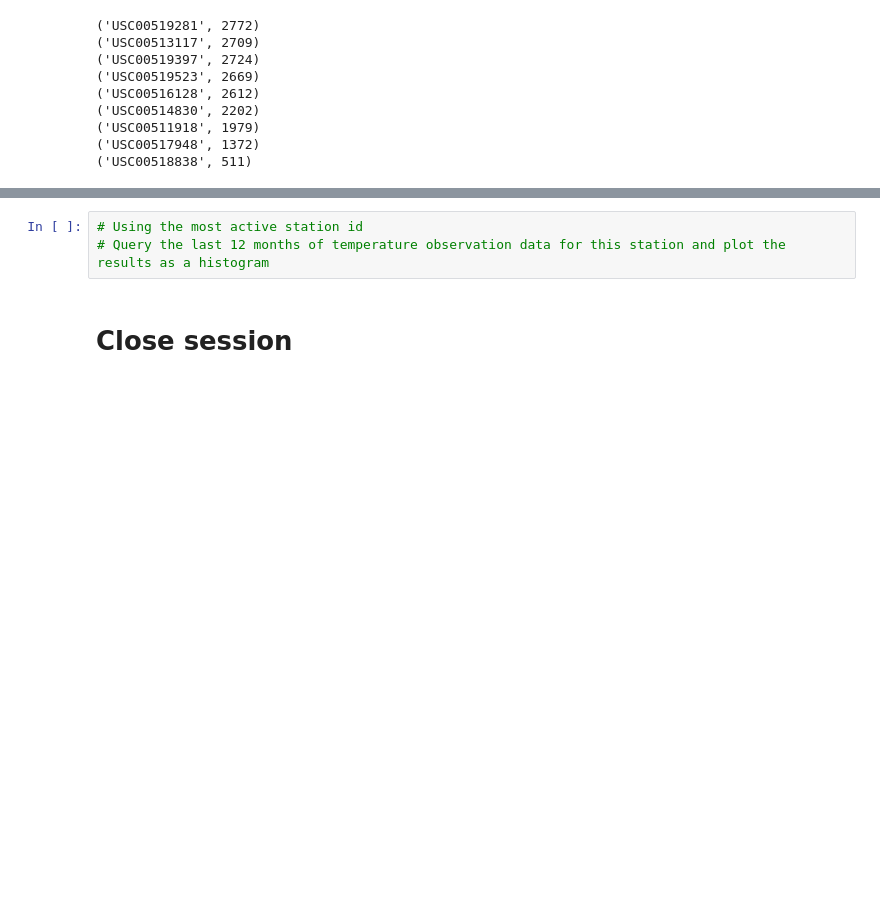
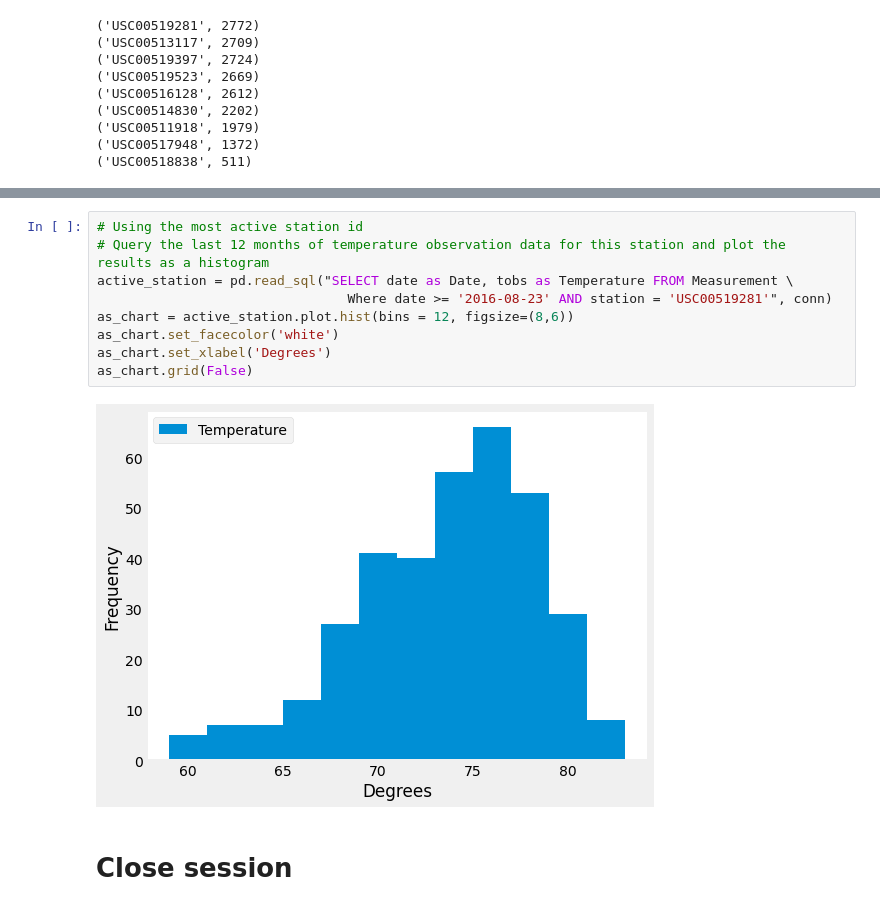
Before and after one commit to E-621/sqlalchemy-challenge, a Jupyter notebook: climate_starter (1).ipynb, the cells around one changed output, grey strips where cells are left out. Drawn from its saved outputs; the diff is of its cells as text; blank space fills up the shorter version.

Commit message:
Completed station analysis

```diff
--- a/climate_starter (1).ipynb
+++ b/climate_starter (1).ipynb
@@ -131,6 +142,14 @@ for station in stations:
 # %%
 # Using the most active station id
 # Query the last 12 months of temperature observation data for this station and plot the results as a histogram
+active_station = pd.read_sql("SELECT date as Date, tobs as Temperature FROM Measurement \
+                                Where date >= '2016-08-23' AND station = 'USC00519281'", conn)
+as_chart = active_station.plot.hist(bins = 12, figsize=(8,6))
+as_chart.set_facecolor('white')
+as_chart.set_xlabel('Degrees')
+as_chart.grid(False)
+# %% [output]
+[figure, added]
 # %% [markdown]
 # Close session
 # %%
```
Also changed, not shown: parts of 4 cells of this notebook.
